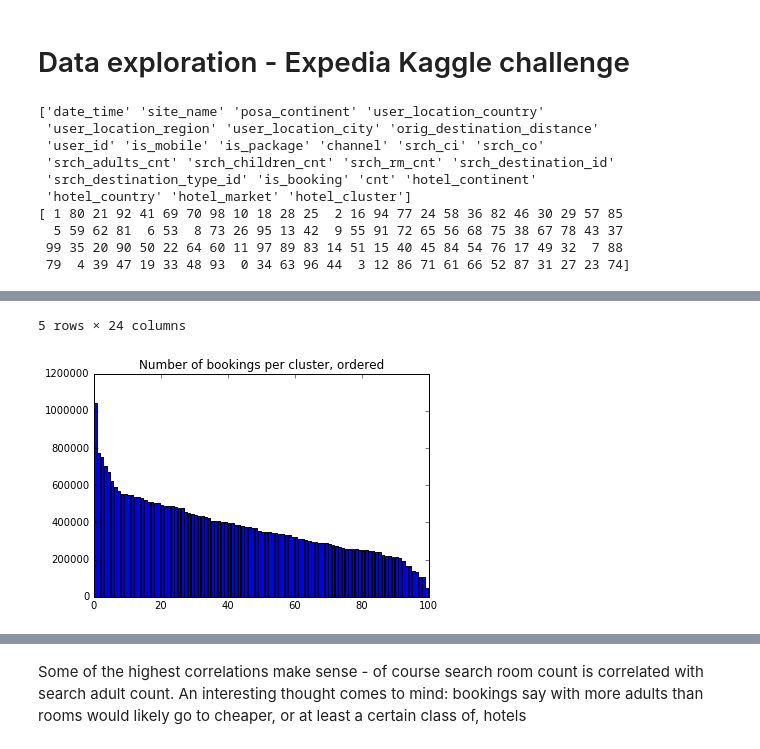
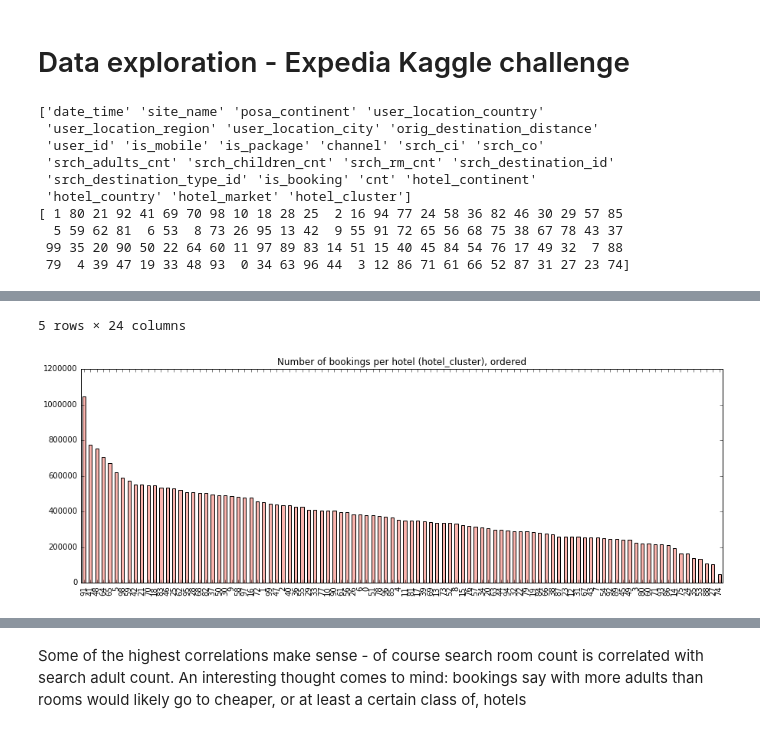
Before and after one commit to james-nichols/ml, a Jupyter notebook: expedia/data_exploration.ipynb, the cells around one changed output, grey strips where cells are left out. Drawn from its saved outputs; the diff is of its cells as text; code cells hidden in the pictures.

```diff
--- a/expedia/data_exploration.ipynb
+++ b/expedia/data_exploration.ipynb
@@ -21,25 +22,26 @@ dest = pd.read_csv("./destinations.csv")
 # %%
 print(train.columns.values)
 print(train.hotel_cluster.unique())
-plt.bar(range(len(train["hotel_cluster"].value_counts().get_values())), train["hotel_cluster"].value_counts().get_values() )
-plt.title("Number of bookings per cluster, ordered")
+#plt.bar(range(len(train["hotel_cluster"].value_counts().get_values())), train["hotel_cluster"].value_counts().get_values() )
+train["hotel_cluster"].value_counts().plot(kind='bar',colormap="Pastel1",figsize=(15,5))
+plt.title("Number of bookings per hotel (hotel_cluster), ordered")
 train.head()
 # %% [output]
 ['date_time' 'site_name' 'posa_continent' 'user_location_country'
  'user_location_region' 'user_location_city' 'orig_destination_distance'
  'user_id' 'is_mobile' 'is_package' 'channel' 'srch_ci' 'srch_co'
  'srch_adults_cnt' 'srch_children_cnt' 'srch_rm_cnt' 'srch_destination_id'
  'srch_destination_type_id' 'is_booking' 'cnt' 'hotel_continent'
  'hotel_country' 'hotel_market' 'hotel_cluster']
 [ 1 80 21 92 41 69 70 98 10 18 28 25  2 16 94 77 24 58 36 82 46 30 29 57 85
   5 59 62 81  6 53  8 73 26 95 13 42  9 55 91 72 65 56 68 75 38 67 78 43 37
  99 35 20 90 50 22 64 60 11 97 89 83 14 51 15 40 45 84 54 76 17 49 32  7 88
  79  4 39 47 19 33 48 93  0 34 63 96 44  3 12 86 71 61 66 52 87 31 27 23 74]
 |  | date_time | site_name | posa_continent | user_location_country | user_location_region | user_location_city | ... |
 | 0 | 2014-08-11 07:46:59 | 2 | 3 | 66 | 348 | 48862 | ... |
 | 1 | 2014-08-11 08:22:12 | 2 | 3 | 66 | 348 | 48862 | ... |
 | 2 | 2014-08-11 08:24:33 | 2 | 3 | 66 | 348 | 48862 | ... |
 | 3 | 2014-08-09 18:05:16 | 2 | 3 | 66 | 442 | 35390 | ... |
 | 4 | 2014-08-09 18:08:18 | 2 | 3 | 66 | 442 | 35390 | ... |
 5 rows × 24 columns
-[figure, old version]
+[figure, new version]
```
Also changed, not shown: parts of 4 cells of this notebook.
